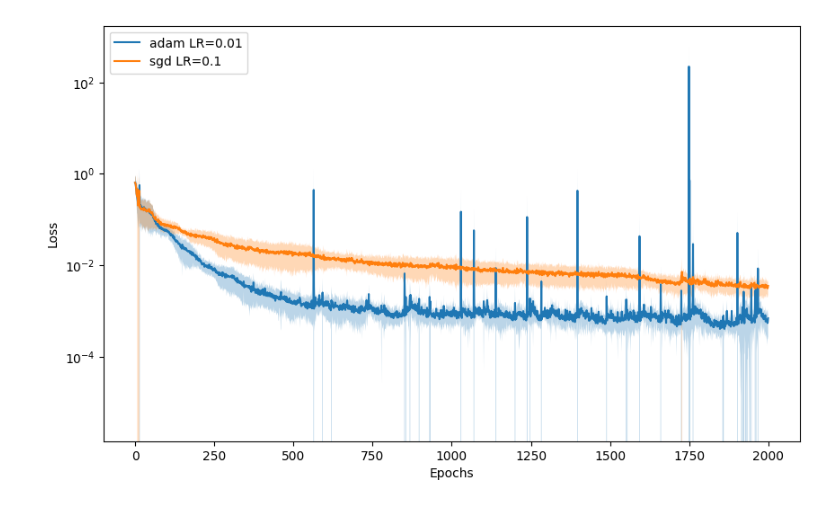
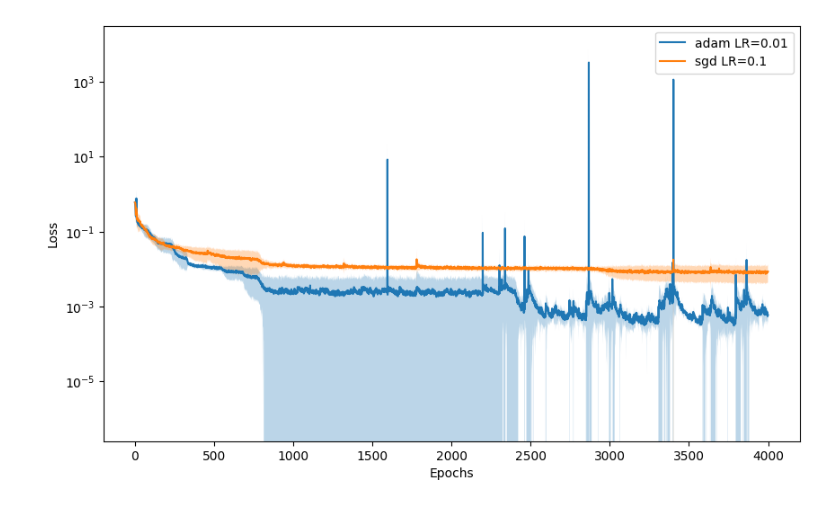
Before and after one commit to chengxiang/LinearTransformer, a Jupyter notebook: nonlinear_regression.ipynb, the cells around one changed output. Saved outputs shown, nothing was run; the diff lists cells and outputs as text; code cells hidden in the pictures.

```diff
--- a/nonlinear_regression.ipynb
+++ b/nonlinear_regression.ipynb
@@ -146,14 +146,14 @@ device = torch.device("cuda" if torch.cuda.is_available() else "cpu")
 n_layer = 3  # number of layers of transformer
 d = 5        # dimension for the data
 n_head = 1   # 1-headed attention
-B = 1000     # minibatch size for sine data
+B = 2000     # minibatch size for sine data
 var = 0.0001 # initializations scale of transformer parameter
-clip_r =0.1
+clip =1
 
 
 tuning_epochs = 500
-max_iters = 2000  # Number of Iterations to run
-hidden_dim = 5
+max_iters = 4000  # Number of Iterations to run
+hidden_dim = 10
 learning_rates = [0.001, 0.01, 0.05, 0.1]
 
 # Function to run training
@@ -165,7 +165,6 @@ def train_transformer(optimizer_name, learning_rate, max_epochs):
 
     # Instantiate model
     model = Transformer_MLP(n_layer, n_head, d, var, 3* hidden_dim).to(device)
-    #model = Transformer_MLP_freeze(n_layer, n_head, d, var, randomMLP).to(device)
 
     # Wrap the model for DataParallel
     if torch.cuda.device_count() > 1:
@@ -175,7 +174,7 @@ def train_transformer(optimizer_name, learning_rate, max_epochs):
     if optimizer_name == 'sgd':
         optimizer = torch.optim.SGD(model.parameters(), lr=learning_rate, momentum=0.9)
     elif optimizer_name == 'adam':
-        optimizer = torch.optim.Adam(model.parameters(), lr=learning_rate, betas=(0.9, 0.9))
+        optimizer = torch.optim.Adam(model.parameters(), lr=learning_rate, betas=(0.9, 0.99))
 
     losses = []
     for epoch in range(max_epochs):
@@ -190,7 +189,7 @@ def train_transformer(optimizer_name, learning_rate, max_epochs):
         loss = in_context_loss(model, Z, y)
         loss.backward()
 
-        torch.nn.utils.clip_grad_norm_(model.parameters(), max_norm=1)
+        torch.nn.utils.clip_grad_norm_(model.parameters(), max_norm=clip)
 
         optimizer.step()
 
@@ -268 +267 @@ Epoch 1900, Loss: 0.003741784719750285
-[figure, old version]
+[figure, new version]
```
Also changed, not shown: parts of 1 cell of this notebook.
